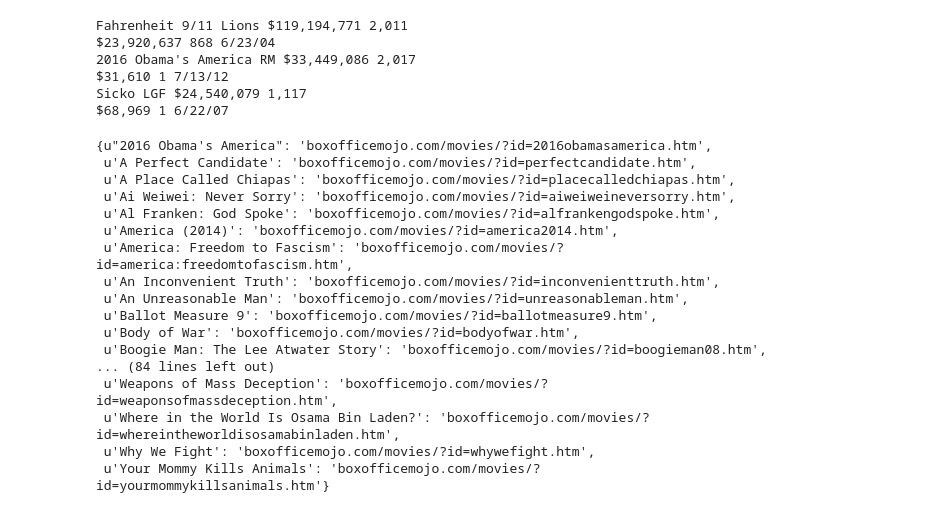
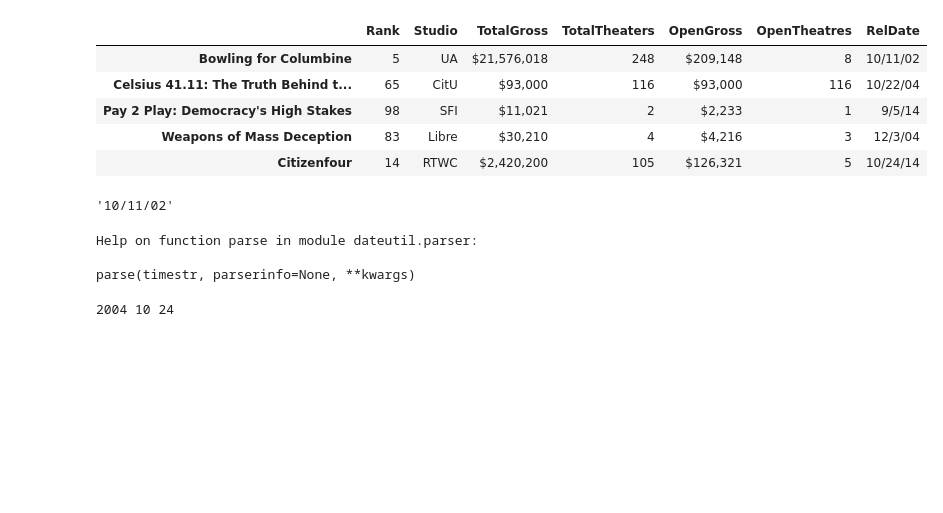
Before and after one commit to EmmanueleSalvati/ProjectLuther, a Jupyter notebook: test_Political_docs.ipynb, the cells around one changed output. Drawn from its saved outputs; the diff is of its cells as text; code cells hidden in the pictures; blank space fills up the shorter version.

```diff
--- a/test_Political_docs.ipynb
+++ b/test_Political_docs.ipynb
@@ -12,3 +12,5 @@ page = urllib2.urlopen(url)
 soup = BeautifulSoup(page)
 # %%
 nav_tabs = soup.find(class_="nav_tabs")
+movie_table = scrape_utils.find_following_table(nav_tabs)
+movie_dict = scrape_utils.table_to_dict(movie_table)
@@ -17,25 +16,0 @@ movie_table = scrape_utils.find_following_table(nav_tabs)
-# %%
-row_count = 0
-movie_dict = {}
-for row in movie_table.findAll('tr'):
-    if row_count == 3:
-        break
-    cells = row.findAll('td')
-    if len(cells) == 8:
-        rank = cells[0]
-        title = cells[1]
-        studio = cells[2]
-        tot_gross = cells[3]
-        tot_theatres = cells[4]
-        opn_gross = cells[5]
-        opn_theatres = cells[6]
-        rel_date = cells[7]
-
-    row_count += 1
-# %% [output]
-Fahrenheit 9/11 Lions $119,194,771 2,011
-$23,920,637 868 6/23/04
-2016 Obama's America RM $33,449,086 2,017
-$31,610 1 7/13/12
-Sicko LGF $24,540,079 1,117
-$68,969 1 6/22/07
@@ -44,20 +17,29 @@ movie_dict = scrape_utils.movie_links_from_table(movie_table)
-# %%
-movie_dict
-# %% [output]
-{u"2016 Obama's America": 'boxofficemojo.com/movies/?id=2016obamasamerica.htm',
- u'A Perfect Candidate': 'boxofficemojo.com/movies/?id=perfectcandidate.htm',
- u'A Place Called Chiapas': 'boxofficemojo.com/movies/?id=placecalledchiapas.htm',
- u'Ai Weiwei: Never Sorry': 'boxofficemojo.com/movies/?id=aiweiweineversorry.htm',
- u'Al Franken: God Spoke': 'boxofficemojo.com/movies/?id=alfrankengodspoke.htm',
- u'America (2014)': 'boxofficemojo.com/movies/?id=america2014.htm',
- u'America: Freedom to Fascism': 'boxofficemojo.com/movies/?id=america:freedomtofascism.htm',
- u'An Inconvenient Truth': 'boxofficemojo.com/movies/?id=inconvenienttruth.htm',
- u'An Unreasonable Man': 'boxofficemojo.com/movies/?id=unreasonableman.htm',
- u'Ballot Measure 9': 'boxofficemojo.com/movies/?id=ballotmeasure9.htm',
- u'Body of War': 'boxofficemojo.com/movies/?id=bodyofwar.htm',
- u'Boogie Man: The Lee Atwater Story': 'boxofficemojo.com/movies/?id=boogieman08.htm',
-... (84 lines left out)
- u'Weapons of Mass Deception': 'boxofficemojo.com/movies/?id=weaponsofmassdeception.htm',
- u'Where in the World Is Osama Bin Laden?': 'boxofficemojo.com/movies/?id=whereintheworldisosamabinladen.htm',
- u'Why We Fight': 'boxofficemojo.com/movies/?id=whywefight.htm',
- u'Your Mommy Kills Animals': 'boxofficemojo.com/movies/?id=yourmommykillsanimals.htm'}
+# %%
+import pandas as pd
+movies = pd.DataFrame.from_dict(movie_dict, orient='index')
+movies.columns = ['Rank', 'Studio', 'TotalGross', 'TotalTheaters', 'OpenGross', 'OpenTheatres', 'RelDate']
+movies.head()
+# %% [output]
+|  | Rank | Studio | TotalGross | TotalTheaters | OpenGross | OpenTheatres | RelDate |
+| Bowling for Columbine | 5 | UA | $21,576,018 | 248 | $209,148 | 8 | 10/11/02 |
+| Celsius 41.11: The Truth Behind t... | 65 | CitU | $93,000 | 116 | $93,000 | 116 | 10/22/04 |
+| Pay 2 Play: Democracy's High Stakes | 98 | SFI | $11,021 | 2 | $2,233 | 1 | 9/5/14 |
+| Weapons of Mass Deception | 83 | Libre | $30,210 | 4 | $4,216 | 3 | 12/3/04 |
+| Citizenfour | 14 | RTWC | $2,420,200 | 105 | $126,321 | 5 | 10/24/14 |
+# %%
+(movies['RelDate'][0])
+# %% [output]
+'10/11/02'
+# %%
+from dateutil import parser
+help(parser.parse)
+# %% [output]
+Help on function parse in module dateutil.parser:
+
+parse(timestr, parserinfo=None, **kwargs)
+# %%
+datestring = '10/24/04'
+date = parser.parse(datestring)
+print date.year, date.month, date.day
+# %% [output]
+2004 10 24
```
Also changed, not shown: parts of 12 cells of this notebook, 4 other files.
